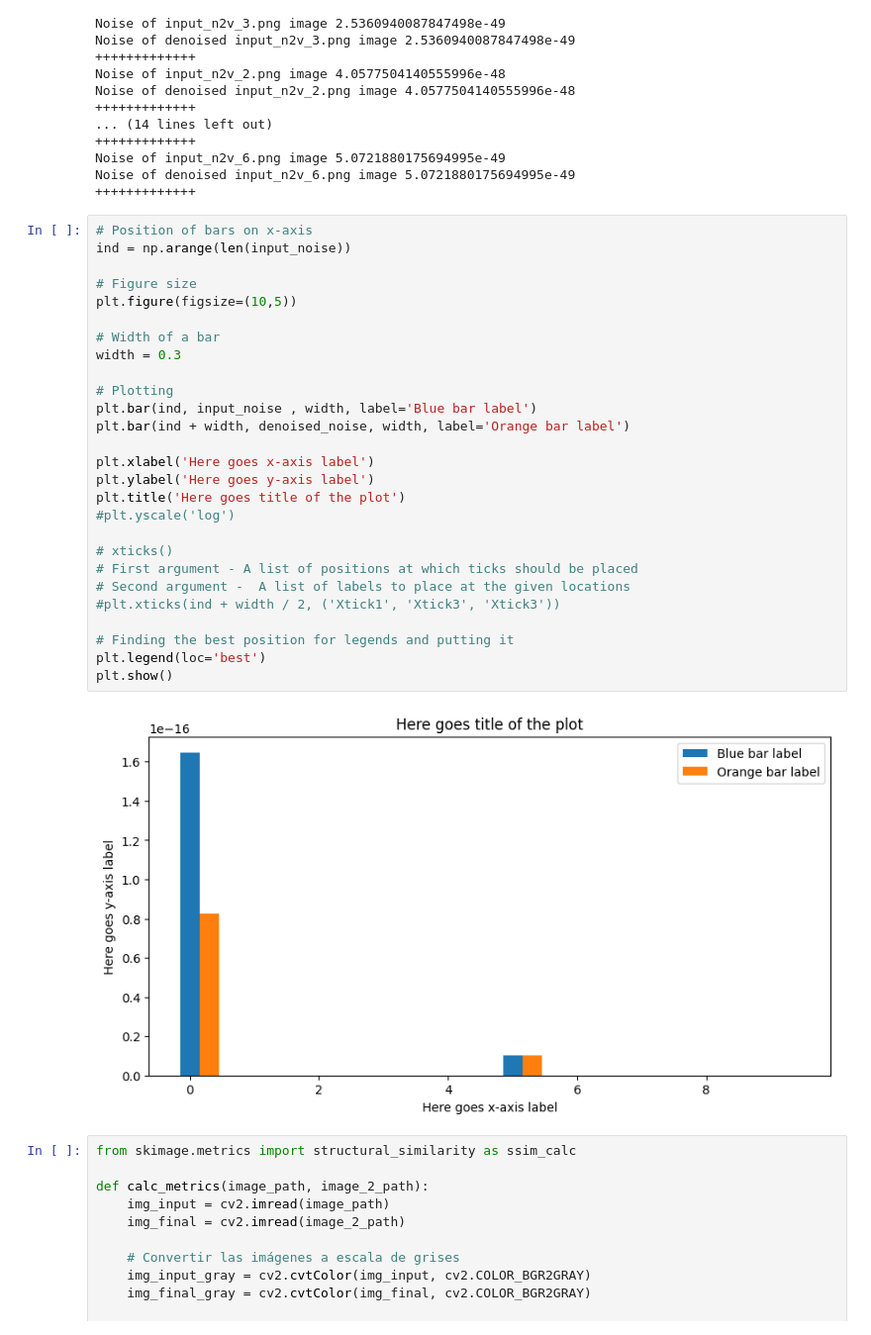
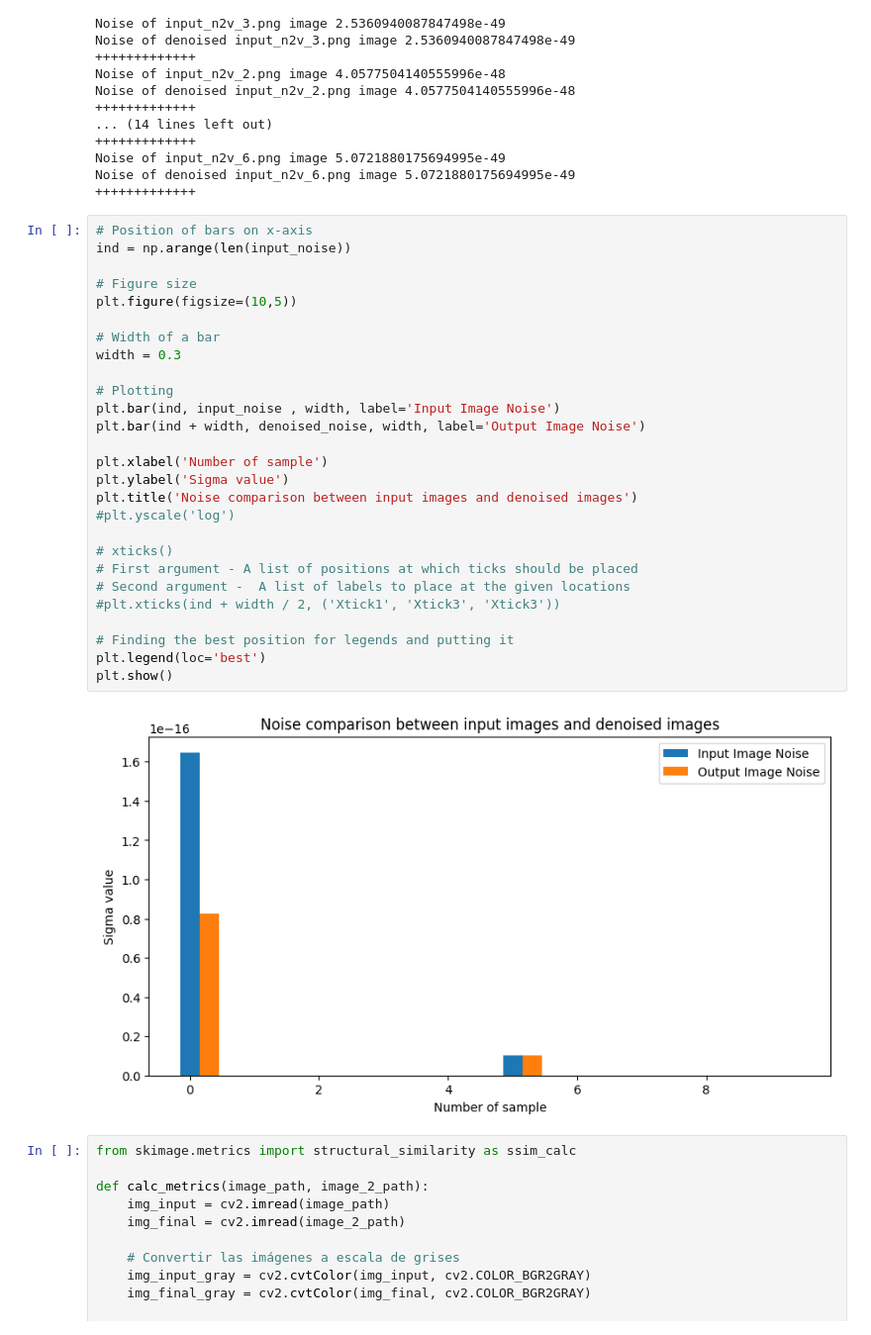
Before and after one commit to edcogue/breast-mammography-detection, a Jupyter notebook: preprocess/noise2void/Noise comparison.ipynb, the cells around one changed output. Shown at 99% size. Saved outputs shown, nothing was run; the diff lists cells and outputs as text.

Commit message:
Calc mean values of metrics and set labels to plots

```diff
--- a/preprocess/noise2void/Noise comparison.ipynb
+++ b/preprocess/noise2void/Noise comparison.ipynb
@@ -46,32 +49,32 @@ Noise of denoised input_n2v_6.png image 5.0721880175694995e-49
 # %%
 # Position of bars on x-axis
 ind = np.arange(len(input_noise))
 
 # Figure size
 plt.figure(figsize=(10,5))
 
 # Width of a bar
 width = 0.3
 
 # Plotting
-plt.bar(ind, input_noise , width, label='Blue bar label')
-plt.bar(ind + width, denoised_noise, width, label='Orange bar label')
+plt.bar(ind, input_noise , width, label='Input Image Noise')
+plt.bar(ind + width, denoised_noise, width, label='Output Image Noise')
 
-plt.xlabel('Here goes x-axis label')
-plt.ylabel('Here goes y-axis label')
-plt.title('Here goes title of the plot')
+plt.xlabel('Number of sample')
+plt.ylabel('Sigma value')
+plt.title('Noise comparison between input images and denoised images')
 #plt.yscale('log')
 
 # xticks()
 # First argument - A list of positions at which ticks should be placed
 # Second argument -  A list of labels to place at the given locations
 #plt.xticks(ind + width / 2, ('Xtick1', 'Xtick3', 'Xtick3'))
 
 # Finding the best position for legends and putting it
 plt.legend(loc='best')
 plt.show()
 # %% [output]
-[figure, old version]
+[figure, new version]
 # %%
 from skimage.metrics import structural_similarity as ssim_calc
 
```
Also changed, not shown: parts of 2 cells of this notebook.
